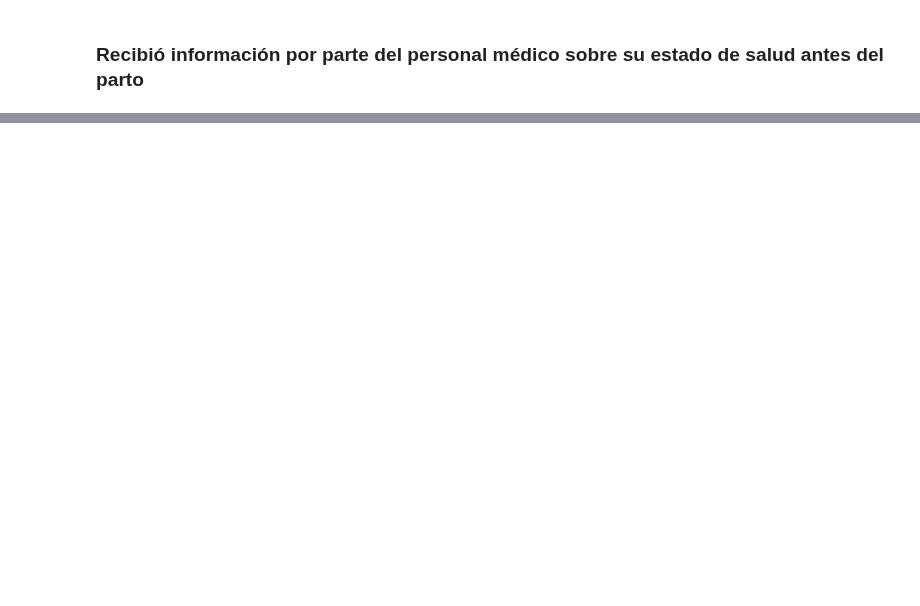
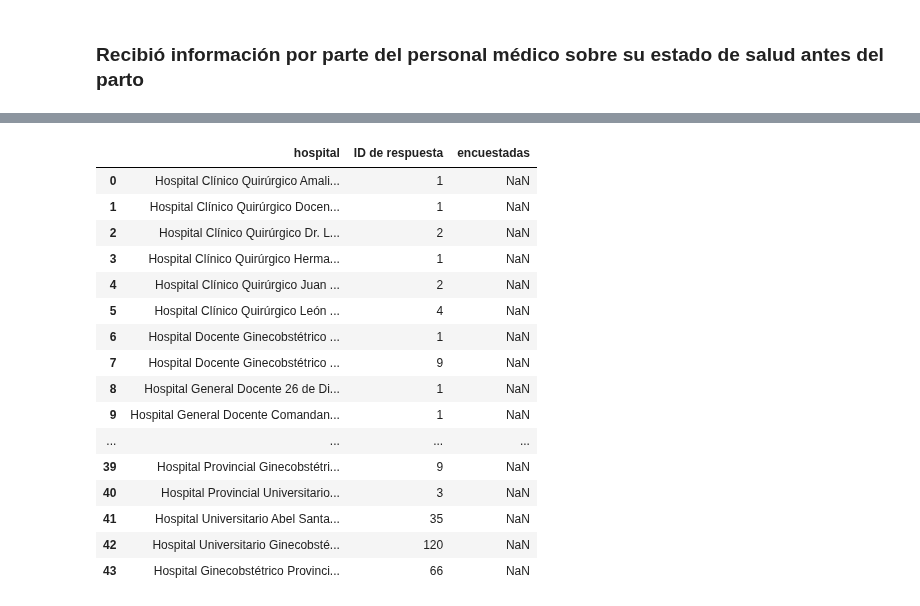
Before and after one commit to DataCritica/violencia-obstetrica-cuba, a Jupyter notebook: notebooks/2.0-visualize.ipynb, the cells around one changed output, grey strips where cells are left out. Drawn from its saved outputs; the diff is of its cells as text; code cells hidden in the pictures; blank space fills up the shorter version.

```diff
--- a/notebooks/2.0-visualize.ipynb
+++ b/notebooks/2.0-visualize.ipynb
@@ -1435,0 +381,5 @@ fig.show()
+# %%
+informacion = analyze.create_pivot_tabe(df, values=0, index=69, cols=41)
+informacion = analyze.set_new_index(informacion, col_name='Información')
+informacion = informacion[0]
+informacion
@@ -1435,0 +426,18 @@ fig.show()
+# %%
+kristeller = analyze.create_pivot_tabe(df, values=0, index=9, cols=80)
+kristeller = analyze.set_new_index(kristeller, col_name='Fecha')
+
+# Delete rows
+kristeller = analyze.del_row(kristeller[0], row_name=0)
+kristeller = analyze.del_row(kristeller[0], row_name=1)
+kristeller = analyze.del_row(kristeller[0], row_name=2)
+kristeller = analyze.del_row(kristeller[0], row_name=53)
+kristeller = analyze.del_row(kristeller[0], row_name=54)
+kristeller = analyze.del_row(kristeller[0], row_name=55)
+kristeller = analyze.del_row(kristeller[0], row_name=56)
+kristeller = analyze.del_row(kristeller[0], row_name=57)
+kristeller = analyze.del_row(kristeller[0], row_name=58)
+kristeller = analyze.del_row(kristeller[0], row_name=59)
+
+kristeller = kristeller[0]
+kristeller.sample(1)
@@ -1435,0 +643,9 @@ fig.show()
+# %%
+list_cols = df.columns
+
+table = pd.pivot_table(df, values=list_cols[0], index=list_cols[27], aggfunc='count')
+
+table = analyze.set_new_index(table, col_name='hospital')
+
+table = table[0]
+table
@@ -1435,0 +670,3 @@ fig.show()
+# %%
+ejemplo = pd.read_excel(f'{data_processed}/ejemplo_cantidad_encuestadas_hospital.xlsx')
+ejemplo
@@ -1435,0 +691,22 @@ fig.show()
+# %%
+# Merge dataframes
+df_join = table.merge(ejemplo, how='inner', on='hospital')
+df_join
+# %% [output]
+|  | hospital | ID de respuesta | encuestadas |
+| 0 | Hospital Clínico Quirúrgico Amali... | 1 | NaN |
+| 1 | Hospital Clínico Quirúrgico Docen... | 1 | NaN |
+| 2 | Hospital Clínico Quirúrgico Dr. L... | 2 | NaN |
+| 3 | Hospital Clínico Quirúrgico Herma... | 1 | NaN |
+| 4 | Hospital Clínico Quirúrgico Juan ... | 2 | NaN |
+| 5 | Hospital Clínico Quirúrgico León ... | 4 | NaN |
+| 6 | Hospital Docente Ginecobstétrico ... | 1 | NaN |
+| 7 | Hospital Docente Ginecobstétrico ... | 9 | NaN |
+| 8 | Hospital General Docente 26 de Di... | 1 | NaN |
+| 9 | Hospital General Docente Comandan... | 1 | NaN |
+| ... | ... | ... | ... |
+| 39 | Hospital Provincial Ginecobstétri... | 9 | NaN |
+| 40 | Hospital Provincial Universitario... | 3 | NaN |
+| 41 | Hospital Universitario Abel Santa... | 35 | NaN |
+| 42 | Hospital Universitario Ginecobsté... | 120 | NaN |
+| 43 | Hospital Ginecobstétrico Provinci... | 66 | NaN |
```
Also changed, not shown: parts of 125 cells of this notebook.
